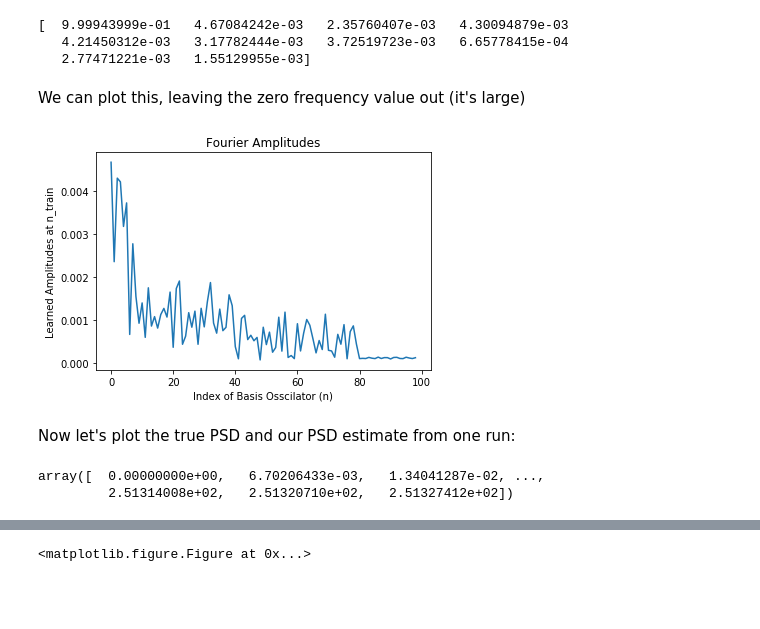
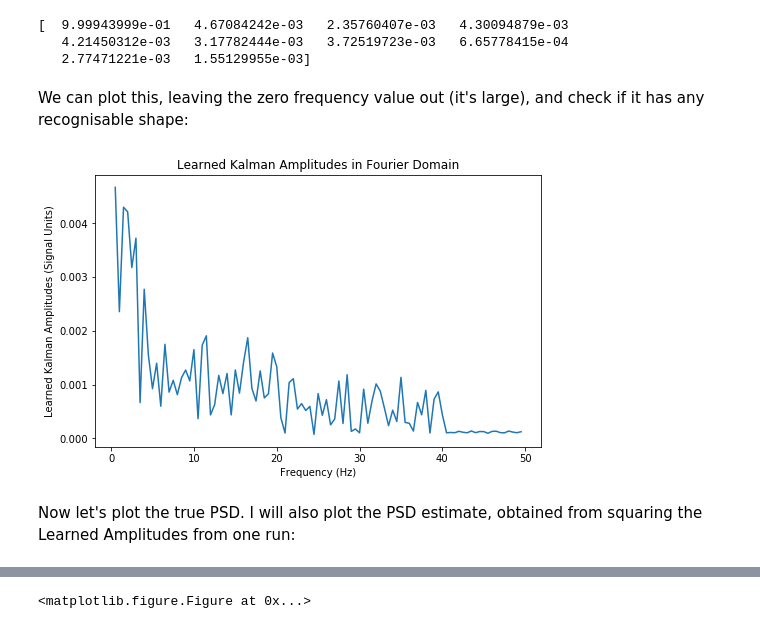
Before and after one commit to riddhisw/predictiveest, a Jupyter notebook: Demo 4.ipynb, the cells around one changed output, grey strips where cells are left out. Cells and saved outputs as stored; diff of their text form; code cells hidden in the pictures; blank space fills up the shorter version.

```diff
--- a/Demo 4.ipynb
+++ b/Demo 4.ipynb
@@ -163,20 +168,15 @@ print amps[0:10]
    4.21450312e-03   3.17782444e-03   3.72519723e-03   6.65778415e-04
    2.77471221e-03   1.55129955e-03]
 # %% [markdown]
-We can plot this, leaving the zero frequency value out (it's large)
+We can plot this, leaving the zero frequency value out (it's large), and check if it has any recognisable shape:
 # %%
-plt.figure()
-plt.title('Fourier Amplitudes')
-plt.xlabel('Index of Basis Osscilator (n)')
-plt.ylabel('Learned Amplitudes at n_train')
-plt.plot(amps[1:])
+plt.figure(figsize=(8,5))
+plt.title('Learned Kalman Amplitudes in Fourier Domain')
+plt.xlabel('Frequency (Hz)')
+plt.ylabel('Learned Kalman Amplitudes (Signal Units)')
+plt.plot(Test_Object_4.basisA[1:], amps[1:])
 plt.show()
 # %% [output]
-[figure, old version]
+[figure, new version]
 # %% [markdown]
-Now let's plot the true PSD and our PSD estimate from one run:
+Now let's plot the true PSD. I will also plot the PSD estimate, obtained from squaring the Learned Amplitudes from one run:
-# %%
-Test_Object_4.true_w_axis[Test_Object_4.J-1:]
-# %% [output]
-array([  0.00000000e+00,   6.70206433e-03,   1.34041287e-02, ...,
-         2.51314008e+02,   2.51320710e+02,   2.51327412e+02])
```
Also changed, not shown: parts of 10 cells of this notebook.
